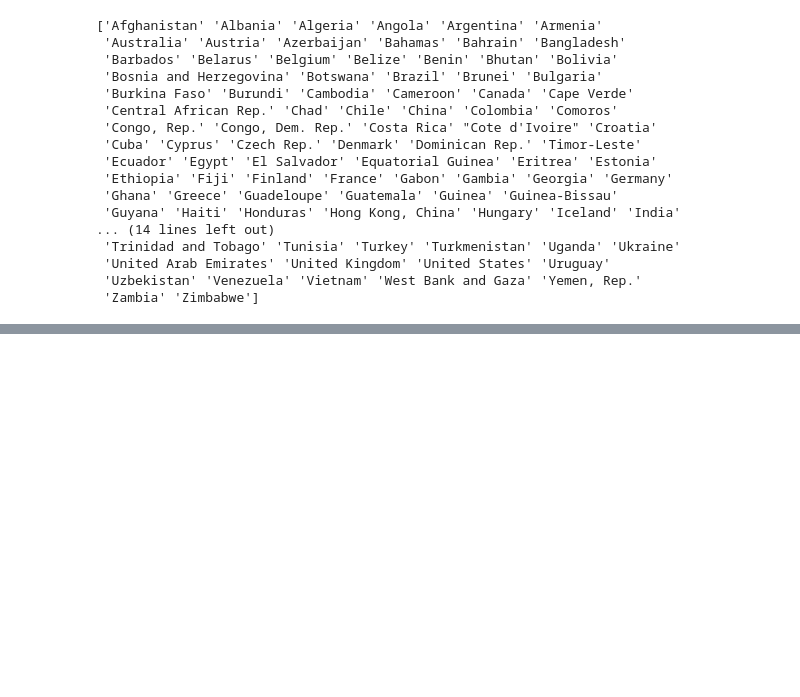
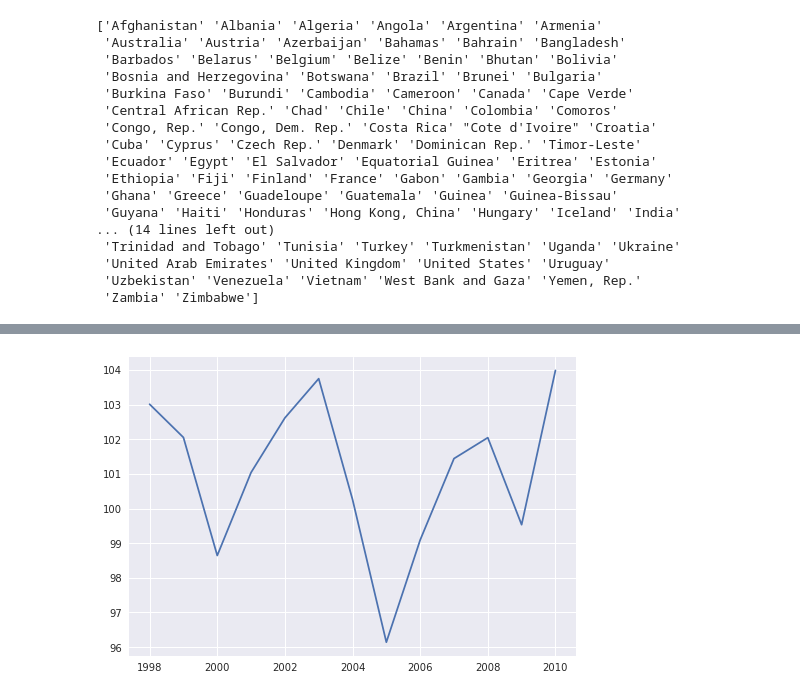
Before and after one commit to zhengweiyu/L2_NP_And_PD_Part1, a Jupyter notebook: L2_NP_And_PD_Part1.ipynb, the cells around one changed output, grey strips where cells are left out. Saved outputs shown, nothing was run; the diff lists cells and outputs as text; code cells hidden in the pictures; blank space fills up the shorter version.

```diff
--- a/L2_NP_And_PD_Part1.ipynb
+++ b/L2_NP_And_PD_Part1.ipynb
@@ -823,0 +830,5 @@ print employment.index.values
+# %%
+plt.plot(female_completion_us)
+plt.show()
+# %% [output]
+[figure, added]
```
Also changed, not shown: parts of 6 cells of this notebook.
